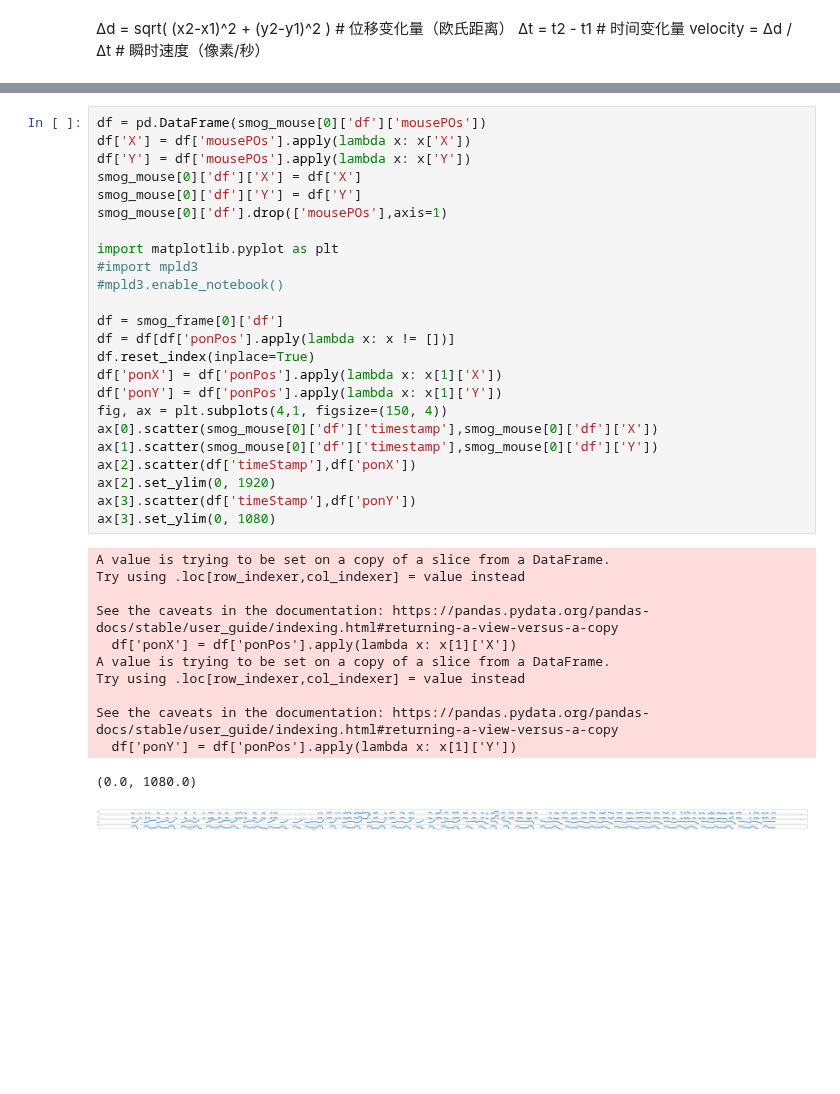
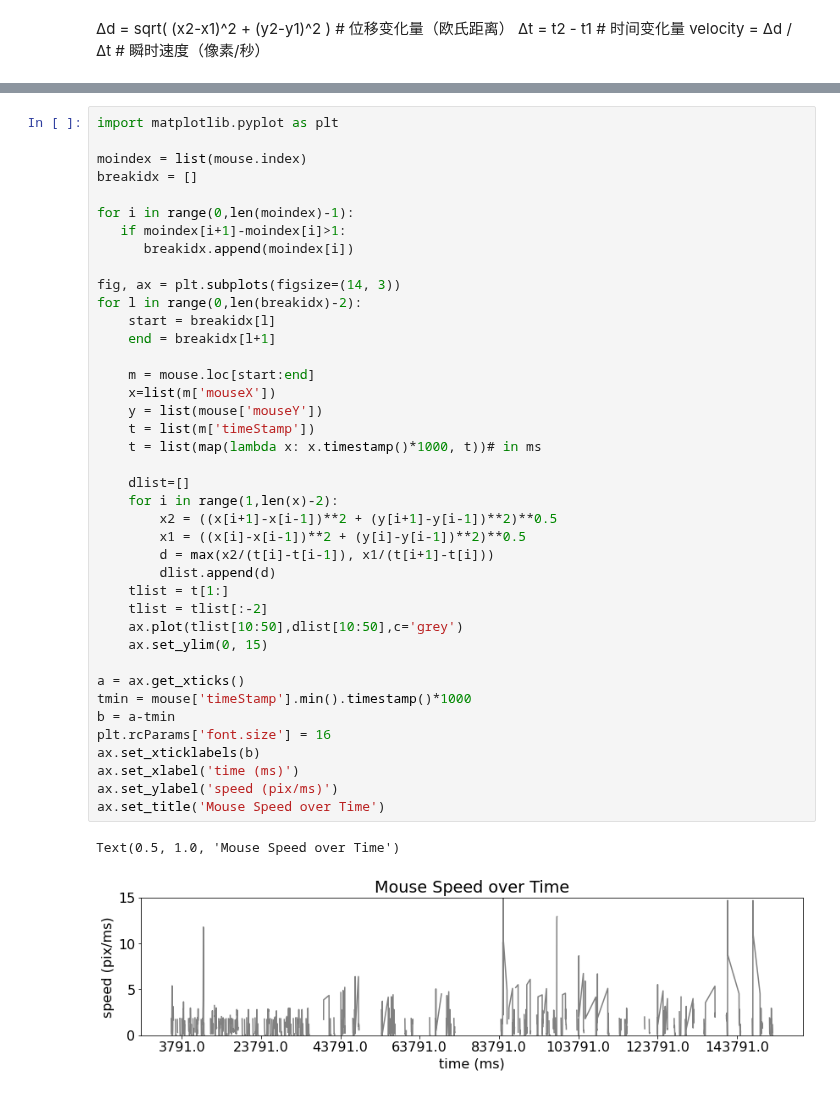
Before and after one commit to ZHTis/count, a Jupyter notebook: datacolin/colin_mouse.ipynb, the cells around one changed output, grey strips where cells are left out. Cells and saved outputs as stored; diff of their text form; blank space fills up the shorter version.

```diff
--- a/datacolin/colin_mouse.ipynb
+++ b/datacolin/colin_mouse.ipynb
@@ -135,40 +223,46 @@ ax[3].set_ylim(0, 1080)
-# %%
-df = pd.DataFrame(smog_mouse[0]['df']['mousePOs'])
-df['X'] = df['mousePOs'].apply(lambda x: x['X'])
-df['Y'] = df['mousePOs'].apply(lambda x: x['Y'])
-smog_mouse[0]['df']['X'] = df['X']
-smog_mouse[0]['df']['Y'] = df['Y']
-smog_mouse[0]['df'].drop(['mousePOs'],axis=1)
-
-import matplotlib.pyplot as plt
-#import mpld3
-#mpld3.enable_notebook()
-
-df = smog_frame[0]['df']
-df = df[df['ponPos'].apply(lambda x: x != [])]
-df.reset_index(inplace=True)
-df['ponX'] = df['ponPos'].apply(lambda x: x[1]['X'])
-df['ponY'] = df['ponPos'].apply(lambda x: x[1]['Y'])
-fig, ax = plt.subplots(4,1, figsize=(150, 4))
-ax[0].scatter(smog_mouse[0]['df']['timestamp'],smog_mouse[0]['df']['X'])
-ax[1].scatter(smog_mouse[0]['df']['timestamp'],smog_mouse[0]['df']['Y'])
-ax[2].scatter(df['timeStamp'],df['ponX'])
-ax[2].set_ylim(0, 1920)
-ax[3].scatter(df['timeStamp'],df['ponY'])
-ax[3].set_ylim(0, 1080)
-# %% [output]
-A value is trying to be set on a copy of a slice from a DataFrame.
-Try using .loc[row_indexer,col_indexer] = value instead
-
-See the caveats in the documentation: https://pandas.pydata.org/pandas-docs/stable/user_guide/indexing.html#returning-a-view-versus-a-copy
-  df['ponX'] = df['ponPos'].apply(lambda x: x[1]['X'])
-A value is trying to be set on a copy of a slice from a DataFrame.
-Try using .loc[row_indexer,col_indexer] = value instead
-
-See the caveats in the documentation: https://pandas.pydata.org/pandas-docs/stable/user_guide/indexing.html#returning-a-view-versus-a-copy
-  df['ponY'] = df['ponPos'].apply(lambda x: x[1]['Y'])
-(0.0, 1080.0)
-[figure, removed]
+# %%
+import matplotlib.pyplot as plt
+
+moindex = list(mouse.index)
+breakidx = []
+
+for i in range(0,len(moindex)-1):
+   if moindex[i+1]-moindex[i]>1:
+      breakidx.append(moindex[i])
+
+fig, ax = plt.subplots(figsize=(14, 3))
+for l in range(0,len(breakidx)-2):
+    start = breakidx[l]
+    end = breakidx[l+1]
+
+    m = mouse.loc[start:end]
+    x=list(m['mouseX'])
+    y = list(mouse['mouseY'])
+    t = list(m['timeStamp'])
+    t = list(map(lambda x: x.timestamp()*1000, t))# in ms
+
+    dlist=[]
+    for i in range(1,len(x)-2):
+        x2 = ((x[i+1]-x[i-1])**2 + (y[i+1]-y[i-1])**2)**0.5
+        x1 = ((x[i]-x[i-1])**2 + (y[i]-y[i-1])**2)**0.5
+        d = max(x2/(t[i]-t[i-1]), x1/(t[i+1]-t[i]))
+        dlist.append(d)
+    tlist = t[1:]
+    tlist = tlist[:-2]
+    ax.plot(tlist[10:50],dlist[10:50],c='grey')
+    ax.set_ylim(0, 15)
+
+a = ax.get_xticks()
+tmin = mouse['timeStamp'].min().timestamp()*1000
+b = a-tmin
+plt.rcParams['font.size'] = 16
+ax.set_xticklabels(b)
+ax.set_xlabel('time (ms)')
+ax.set_ylabel('speed (pix/ms)')
+ax.set_title('Mouse Speed over Time')
+# %% [output]
+Text(0.5, 1.0, 'Mouse Speed over Time')
+[figure, added]
 # %%
 import matplotlib.pyplot as plt
 #import mpld3
```
Also changed, not shown: parts of 15 cells of this notebook, 4 other files.
